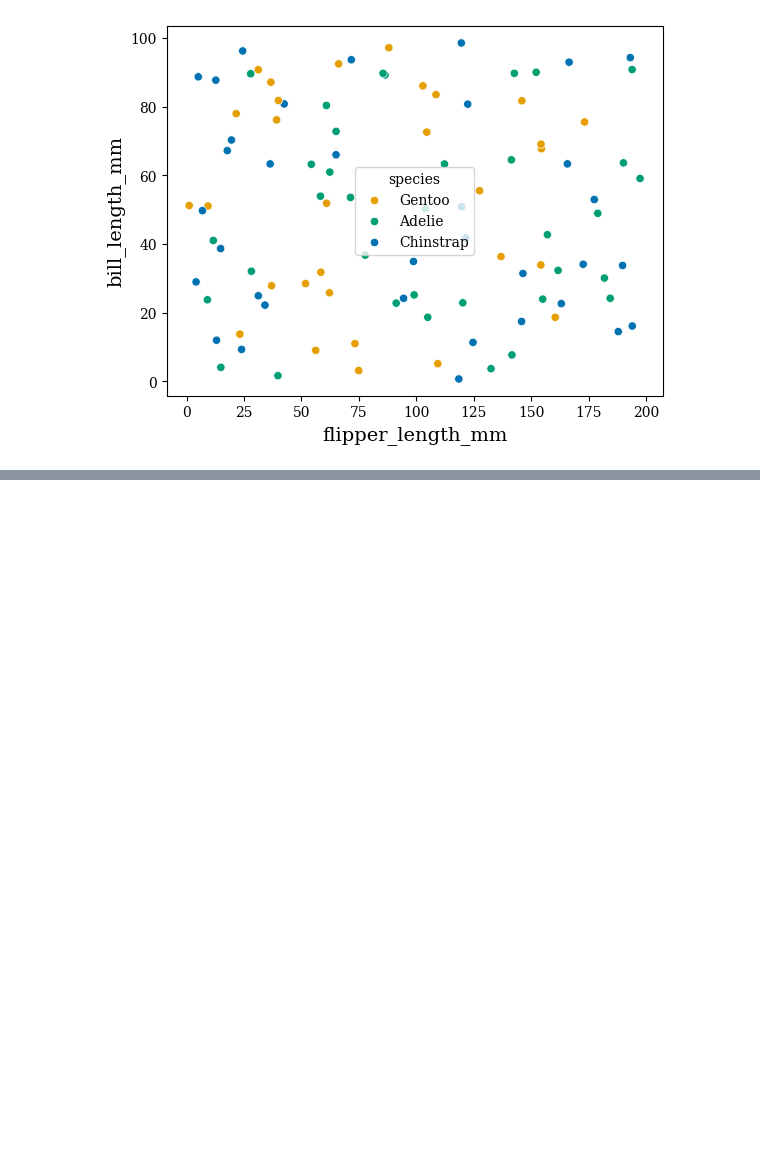
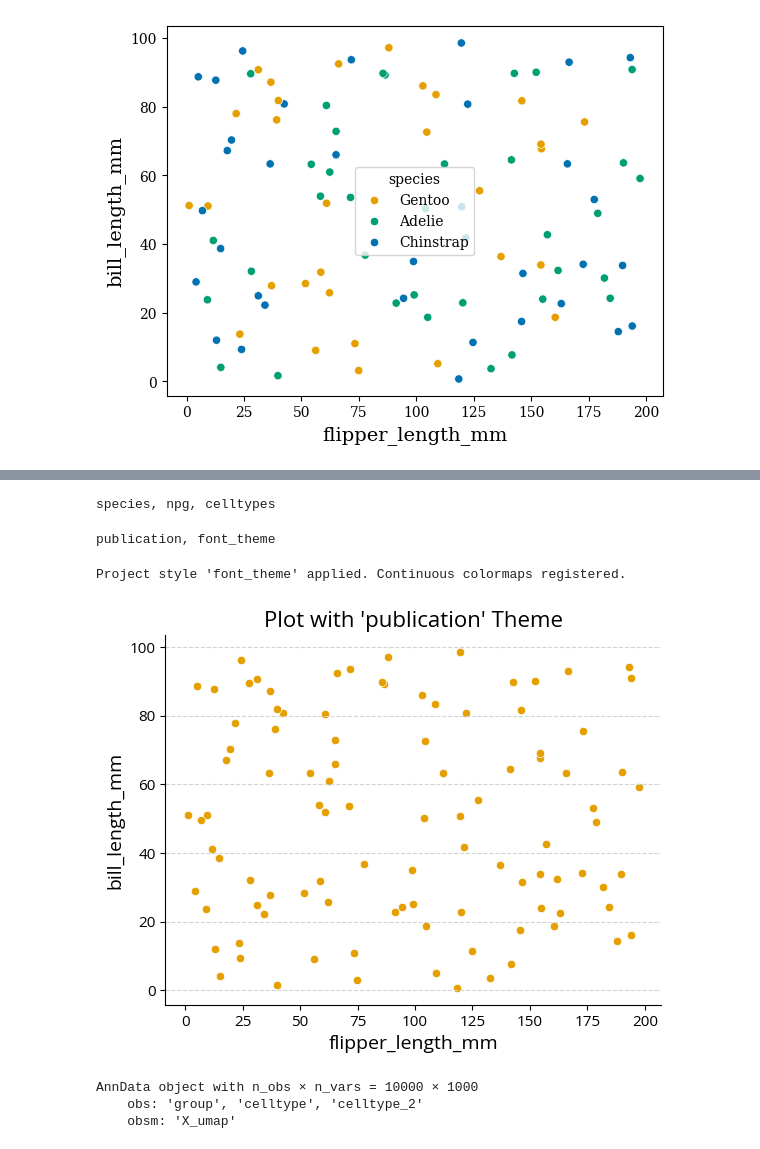
Before and after one commit to HTGenomeAnalysisUnit/project_styler_py, a Jupyter notebook: example/example.ipynb, the cells around one changed output, grey strips where cells are left out. Drawn from its saved outputs; the diff is of its cells as text; code cells hidden in the pictures; blank space fills up the shorter version.

Commit message:
return palette values for display_project_palette, improved example notebook

```diff
--- a/example/example.ipynb
+++ b/example/example.ipynb
@@ -89,0 +152,18 @@ sns.scatterplot(
+# %%
+print(scp.available_palettes())
+# %% [output]
+species, npg, celltypes
+# %%
+print(scp.available_themes())
+# %% [output]
+publication, font_theme
+# %%
+scp.set_project_style("font_theme", **{'axes.labelsize': 14})
+# %% [output]
+Project style 'font_theme' applied. Continuous colormaps registered.
+# %%
+sns.scatterplot(data=penguins, x="flipper_length_mm", y="bill_length_mm")
+plt.title("Plot with 'publication' Theme")
+plt.show()
+# %% [output]
+[figure, added]
@@ -89,0 +194,6 @@ sns.scatterplot(
+# %%
+adata
+# %% [output]
+AnnData object with n_obs × n_vars = 10000 × 1000
+    obs: 'group', 'celltype', 'celltype_2'
+    obsm: 'X_umap'
```
Also changed, not shown: parts of 16 cells of this notebook, 1 other file.
